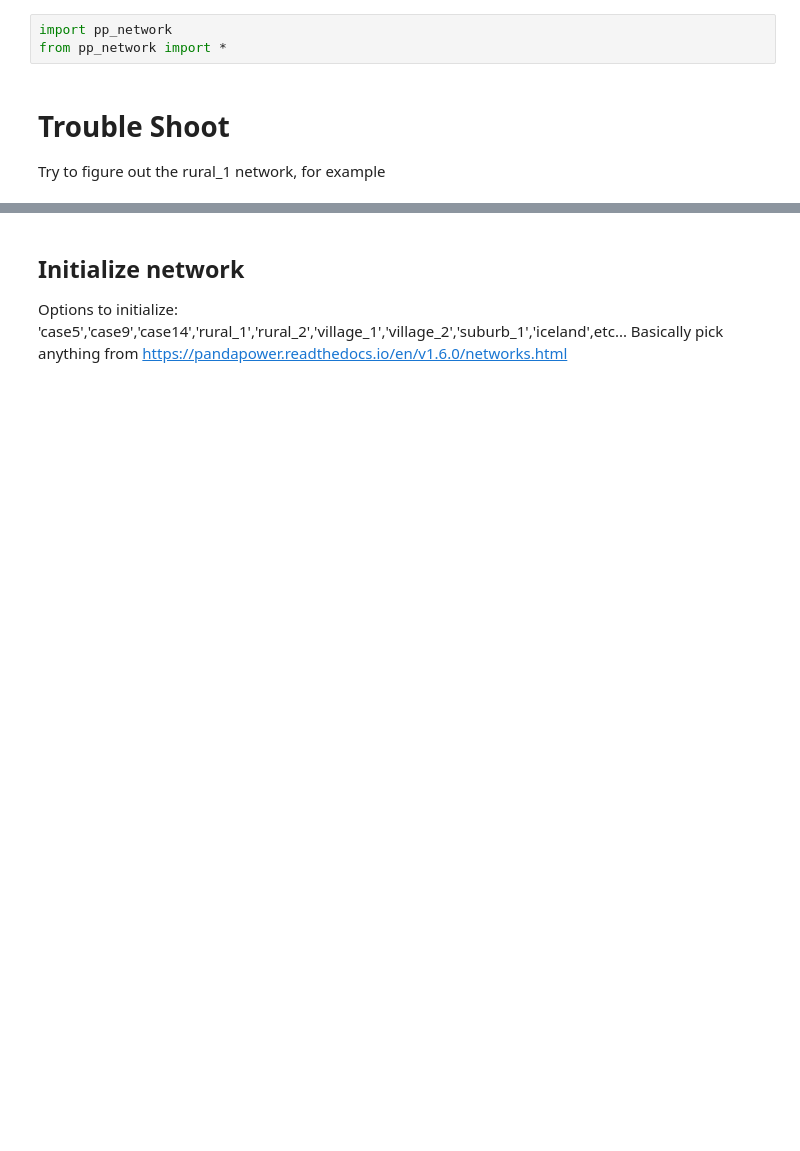
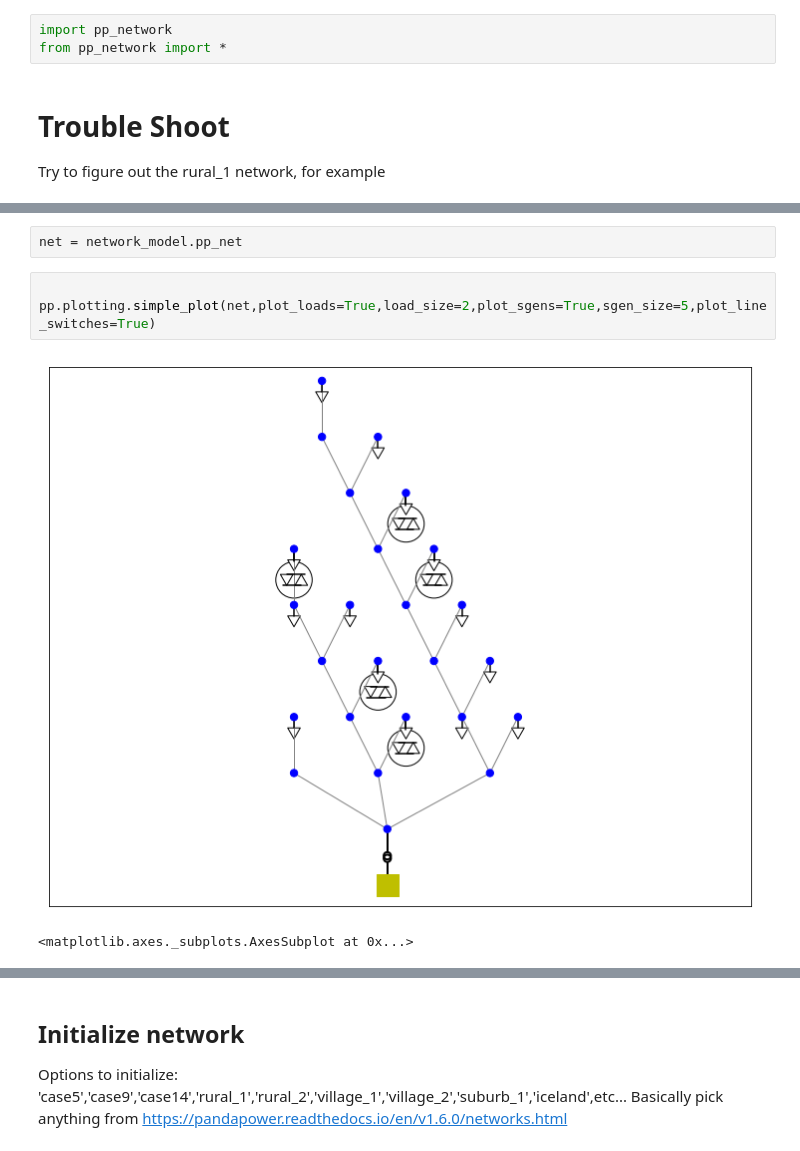
Before and after one commit to bmeyers/VirtualMicrogridSegmentation, a Jupyter notebook: Interacting with pp_network.ipynb, the cells around one changed output, grey strips where cells are left out. Drawn from its saved outputs; the diff is of its cells as text; blank space fills up the shorter version.

Commit message:
Troubleshooting, I think the pf is fine for the rural_1 network. Will work on other networks with non-static generators

```diff
--- a/Interacting with pp_network.ipynb
+++ b/Interacting with pp_network.ipynb
@@ -49,0 +23,8 @@ AttributeError: 'function' object has no attribute 'rural_1'
+# %%
+net = network_model.pp_net
+# %%
+
+pp.plotting.simple_plot(net,plot_loads=True,load_size=2,plot_sgens=True,sgen_size=5,plot_line_switches=True)
+# %% [output]
+[figure, added]
+<matplotlib.axes._subplots.AxesSubplot at 0x...>
```
Also changed, not shown: parts of 23 cells of this notebook, 1 other file.
